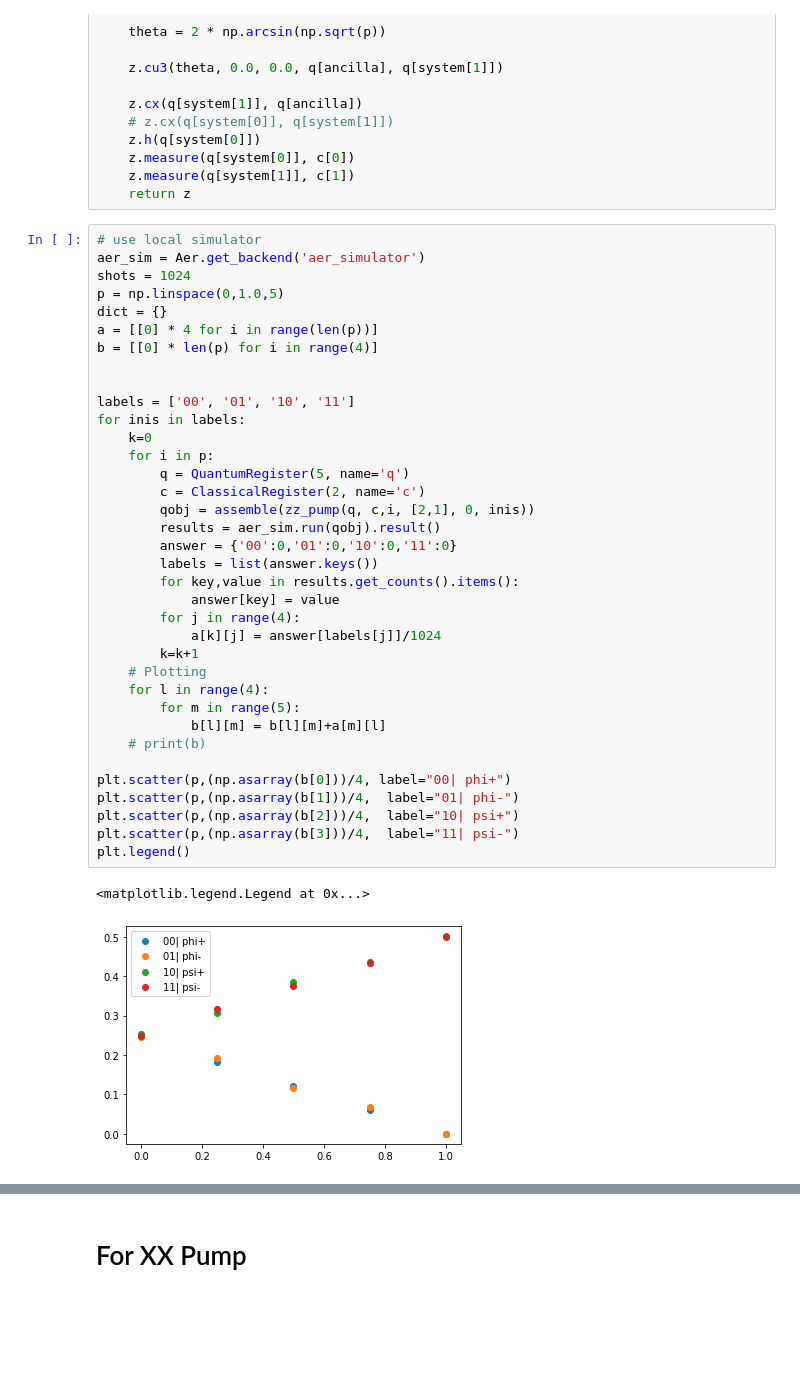
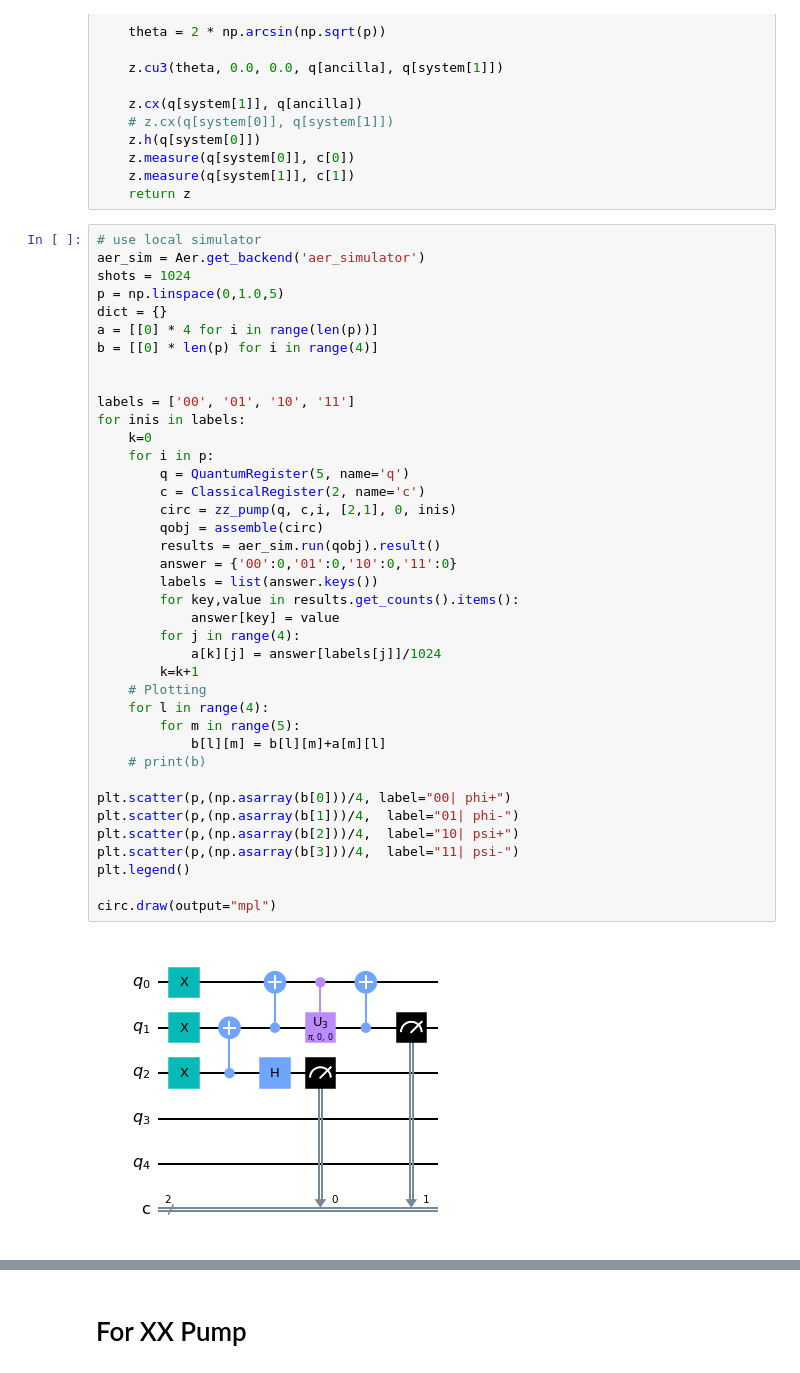
Before and after one commit to JessicaJohnBritto/QOSF_Cohort6, a Jupyter notebook: Results_from_paper/MarkovianRE_qiskit.ipynb, the cells around one changed output, grey strips where cells are left out. Saved outputs shown, nothing was run; the diff lists cells and outputs as text; blank space fills up the shorter version.

```diff
--- a/Results_from_paper/MarkovianRE_qiskit.ipynb
+++ b/Results_from_paper/MarkovianRE_qiskit.ipynb
@@ -46,33 +46,35 @@ dict = {}
 a = [[0] * 4 for i in range(len(p))]
 b = [[0] * len(p) for i in range(4)]
 
 
 labels = ['00', '01', '10', '11']
 for inis in labels:
     k=0
     for i in p:
         q = QuantumRegister(5, name='q')
         c = ClassicalRegister(2, name='c')
-        qobj = assemble(zz_pump(q, c,i, [2,1], 0, inis))
+        circ = zz_pump(q, c,i, [2,1], 0, inis)
+        qobj = assemble(circ)
         results = aer_sim.run(qobj).result()
         answer = {'00':0,'01':0,'10':0,'11':0}
         labels = list(answer.keys())
         for key,value in results.get_counts().items():
             answer[key] = value
         for j in range(4):
             a[k][j] = answer[labels[j]]/1024
         k=k+1
     # Plotting
     for l in range(4):
         for m in range(5):
             b[l][m] = b[l][m]+a[m][l]
     # print(b)
 
 plt.scatter(p,(np.asarray(b[0]))/4, label="00| phi+")
 plt.scatter(p,(np.asarray(b[1]))/4,  label="01| phi-")
 plt.scatter(p,(np.asarray(b[2]))/4,  label="10| psi+")
 plt.scatter(p,(np.asarray(b[3]))/4,  label="11| psi-")
 plt.legend()
+
+circ.draw(output="mpl")
 # %% [output]
-<matplotlib.legend.Legend at 0x...>
-[figure, old version]
+[figure, new version]
```
Also changed, not shown: parts of 3 cells of this notebook, 1 other file.
